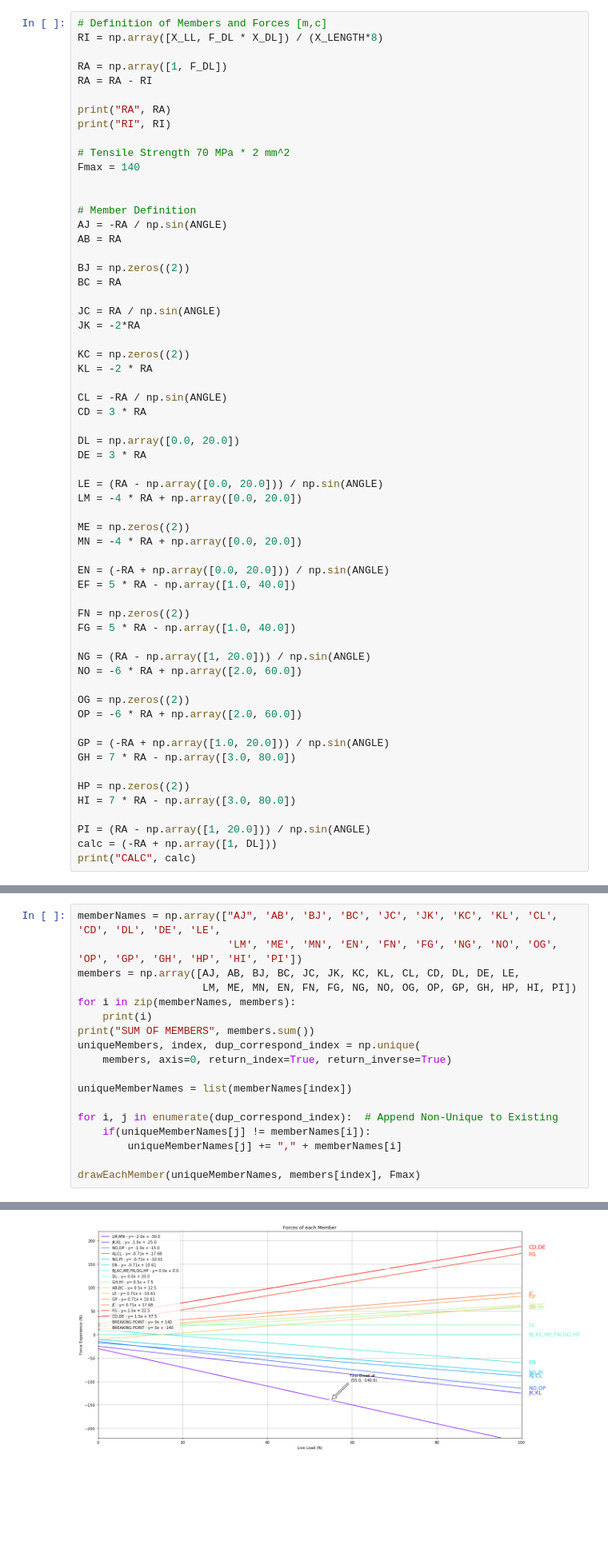
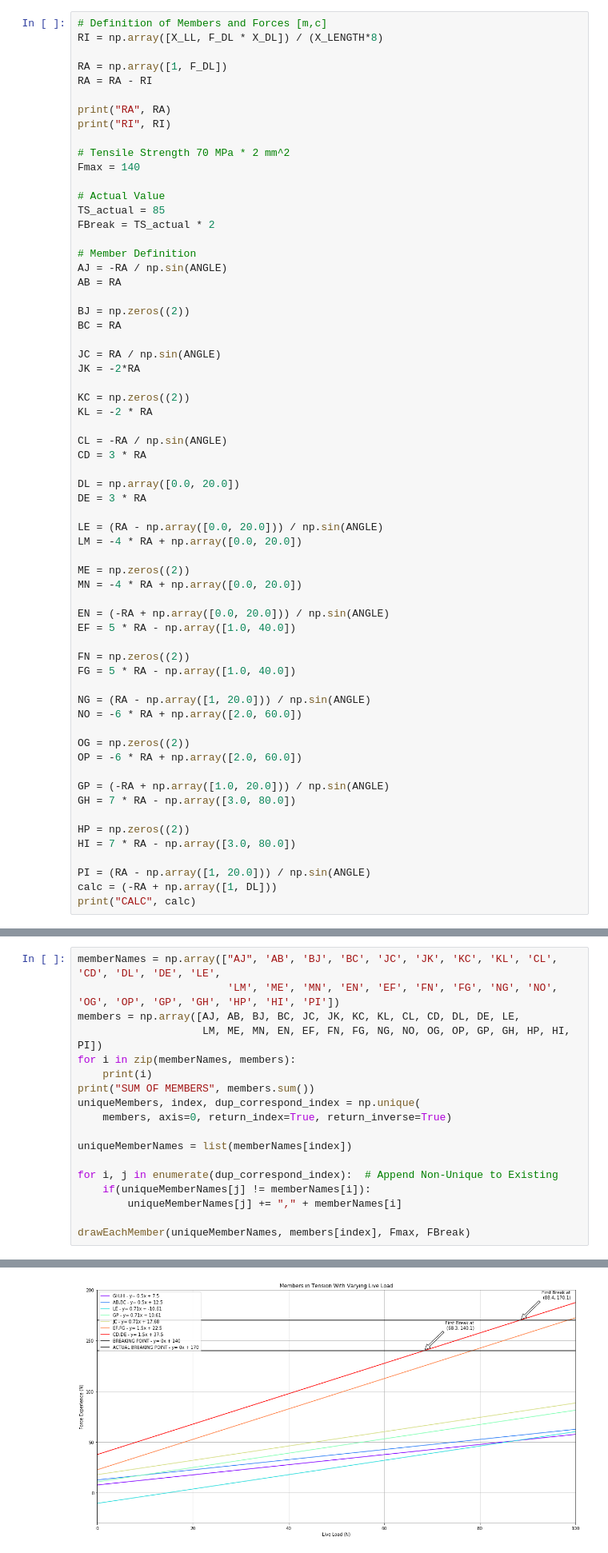
Before and after one commit to frinzekt/ENSC1002-Warren-Truss, a Jupyter notebook: warren.ipynb, the cells around one changed output, grey strips where cells are left out. Shown at 80% size. Drawn from its saved outputs; the diff is of its cells as text; blank space fills up the shorter version.

Commit message:
Sympy Reactions and Final Graph

```diff
--- a/warren.ipynb
+++ b/warren.ipynb
@@ -86,6 +107,9 @@ print("RI", RI)
 # Tensile Strength 70 MPa * 2 mm^2
 Fmax = 140
 
+# Actual Value
+TS_actual = 85
+FBreak = TS_actual * 2
 
 # Member Definition
 AJ = -RA / np.sin(ANGLE)
@@ -141,9 +165,9 @@ CALC [0.5 array([-12.5,   7.5])]
 ### Graphing
 # %%
 memberNames = np.array(["AJ", 'AB', 'BJ', 'BC', 'JC', 'JK', 'KC', 'KL', 'CL', 'CD', 'DL', 'DE', 'LE',
-                        'LM', 'ME', 'MN', 'EN', 'FN', 'FG', 'NG', 'NO', 'OG', 'OP', 'GP', 'GH', 'HP', 'HI', 'PI'])
+                        'LM', 'ME', 'MN', 'EN', 'EF', 'FN', 'FG', 'NG', 'NO', 'OG', 'OP', 'GP', 'GH', 'HP', 'HI', 'PI'])
 members = np.array([AJ, AB, BJ, BC, JC, JK, KC, KL, CL, CD, DL, DE, LE,
-                    LM, ME, MN, EN, FN, FG, NG, NO, OG, OP, GP, GH, HP, HI, PI])
+                    LM, ME, MN, EN, EF, FN, FG, NG, NO, OG, OP, GP, GH, HP, HI, PI])
 for i in zip(memberNames, members):
     print(i)
 print("SUM OF MEMBERS", members.sum())
@@ -156,7 +180,7 @@ for i, j in enumerate(dup_correspond_index):  # Append Non-Unique to Existing
     if(uniqueMemberNames[j] != memberNames[i]):
         uniqueMemberNames[j] += "," + memberNames[i]
 
-drawEachMember(uniqueMemberNames, members[index], Fmax)
+drawEachMember(uniqueMemberNames, members[index], Fmax, FBreak)
 # %% [output]
 ('AJ', array([ -0.70710678, -17.67766953]))
 ('AB', array([ 0.5, 12.5]))
@@ -178 +202 @@ drawEachMember(uniqueMemberNames, members[index], Fmax)
-[figure, old version]
+[figure, new version]
```
Also changed, not shown: parts of 2 cells of this notebook, 3 other files.
